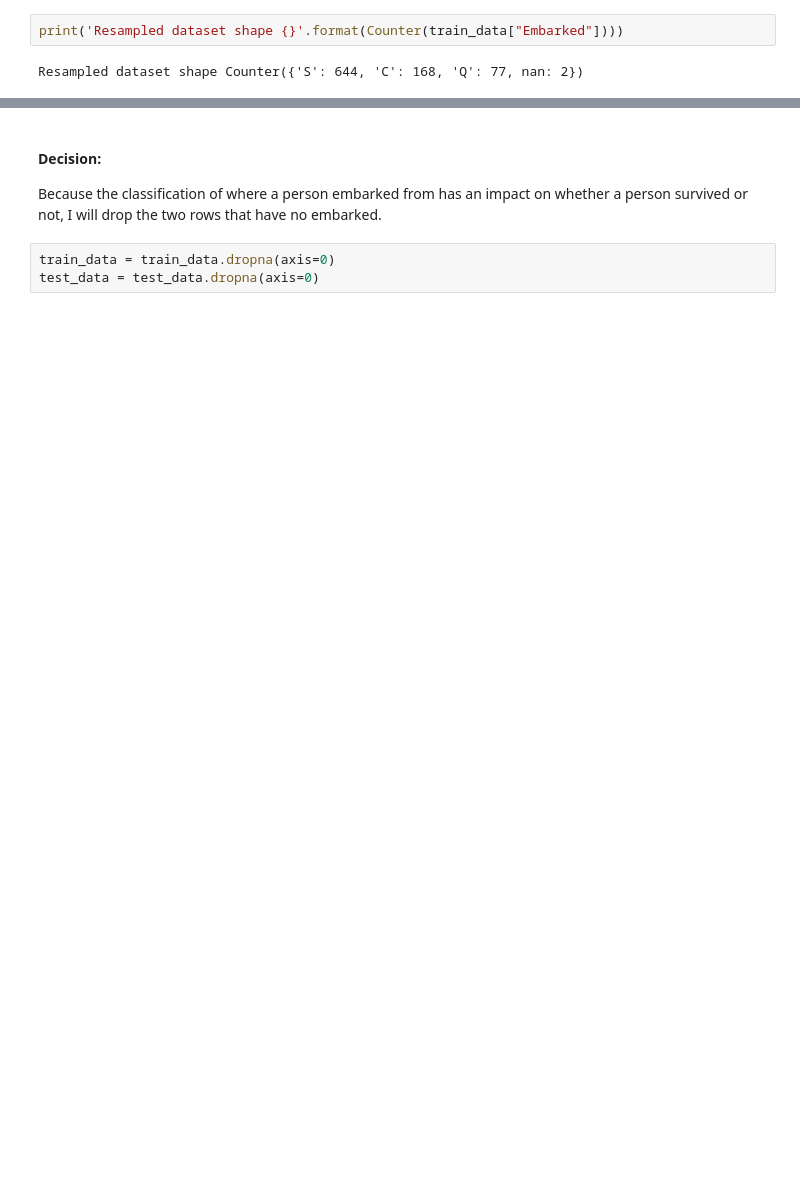
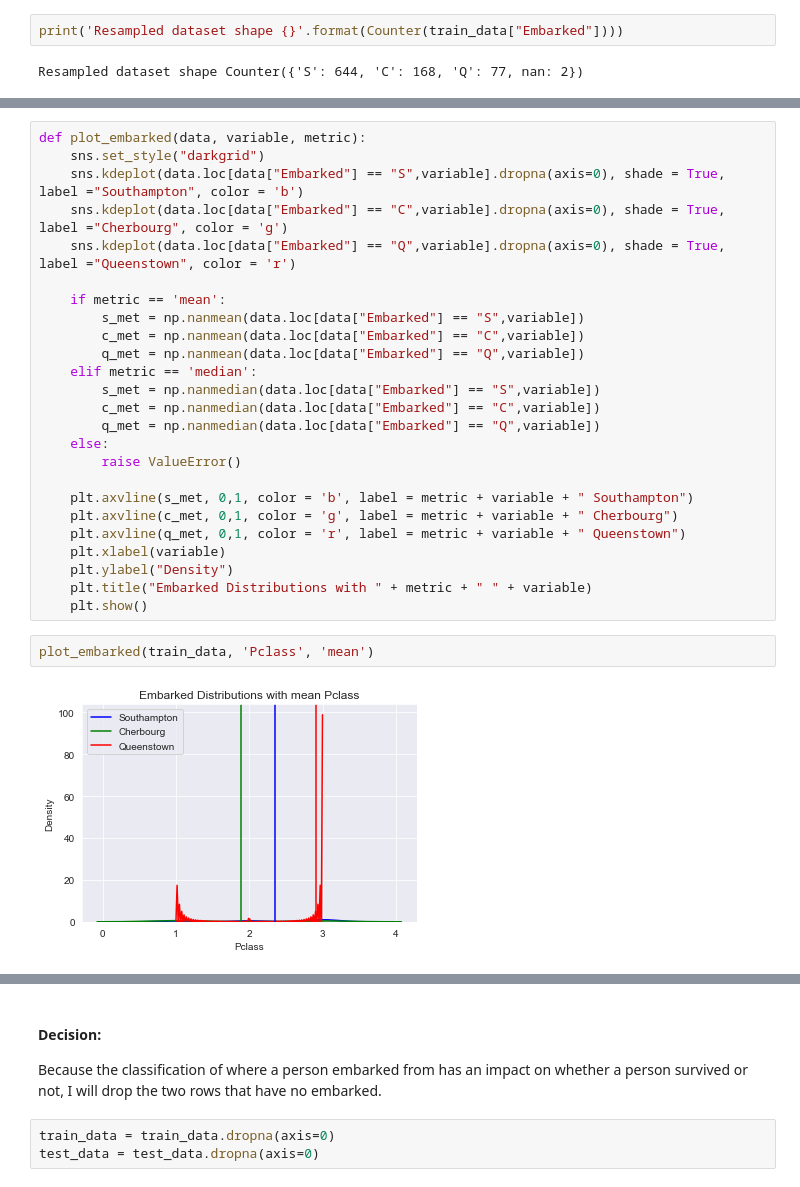
Before and after one commit to dusty736/kaggle_titanic, a Jupyter notebook: Titanic.ipynb, the cells around one changed output, grey strips where cells are left out. Saved outputs shown, nothing was run; the diff lists cells and outputs as text; blank space fills up the shorter version.

```diff
--- a/Titanic.ipynb
+++ b/Titanic.ipynb
@@ -208,0 +250,29 @@ sns.countplot(x = "Embarked", hue = "Survived", data=train_data)
+# %%
+def plot_embarked(data, variable, metric):
+    sns.set_style("darkgrid")
+    sns.kdeplot(data.loc[data["Embarked"] == "S",variable].dropna(axis=0), shade = True, label ="Southampton", color = 'b')
+    sns.kdeplot(data.loc[data["Embarked"] == "C",variable].dropna(axis=0), shade = True, label ="Cherbourg", color = 'g')
+    sns.kdeplot(data.loc[data["Embarked"] == "Q",variable].dropna(axis=0), shade = True, label ="Queenstown", color = 'r')
+
+    if metric == 'mean':
+        s_met = np.nanmean(data.loc[data["Embarked"] == "S",variable])
+        c_met = np.nanmean(data.loc[data["Embarked"] == "C",variable])
+        q_met = np.nanmean(data.loc[data["Embarked"] == "Q",variable])
+    elif metric == 'median':
+        s_met = np.nanmedian(data.loc[data["Embarked"] == "S",variable])
+        c_met = np.nanmedian(data.loc[data["Embarked"] == "C",variable])
+        q_met = np.nanmedian(data.loc[data["Embarked"] == "Q",variable])
+    else:
+        raise ValueError()
+
+    plt.axvline(s_met, 0,1, color = 'b', label = metric + variable + " Southampton")
+    plt.axvline(c_met, 0,1, color = 'g', label = metric + variable + " Cherbourg")
+    plt.axvline(q_met, 0,1, color = 'r', label = metric + variable + " Queenstown")
+    plt.xlabel(variable)
+    plt.ylabel("Density")
+    plt.title("Embarked Distributions with " + metric + " " + variable)
+    plt.show()
+# %%
+plot_embarked(train_data, 'Pclass', 'mean')
+# %% [output]
+[figure, added]
```
Also changed, not shown: parts of 33 cells of this notebook.
